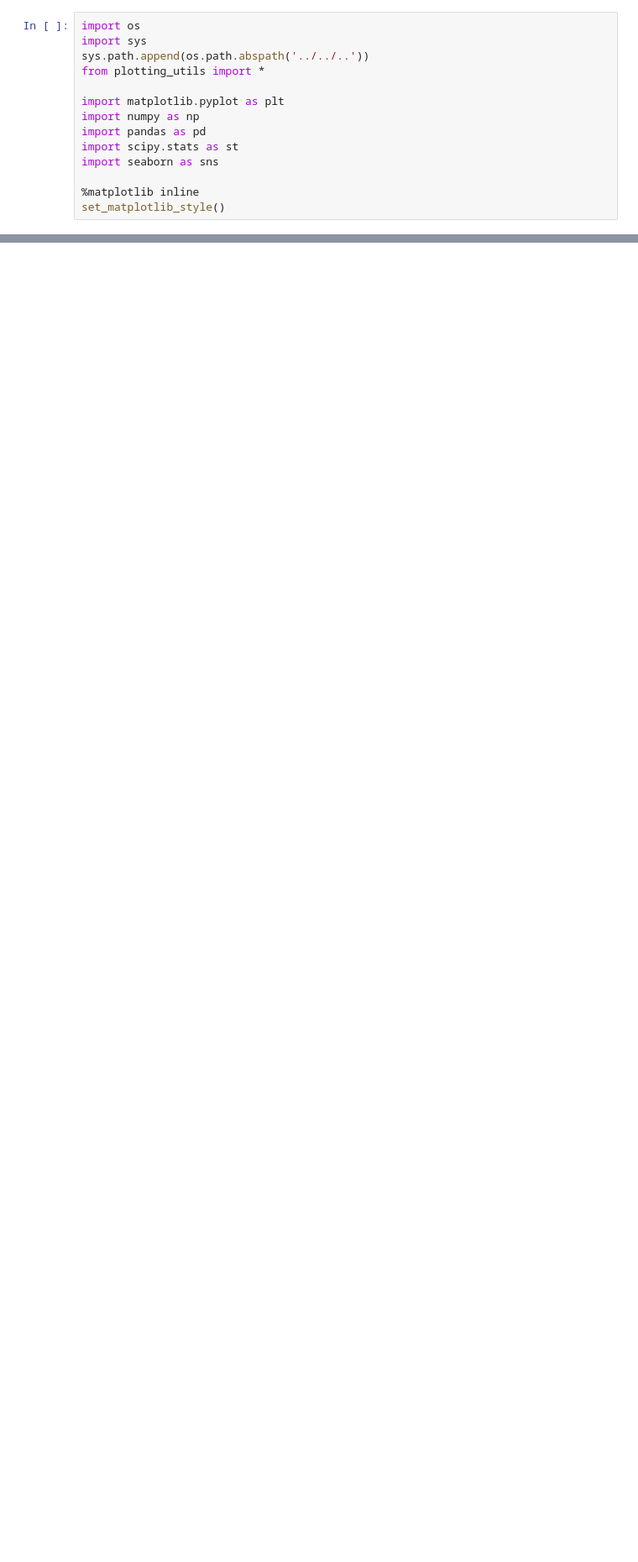
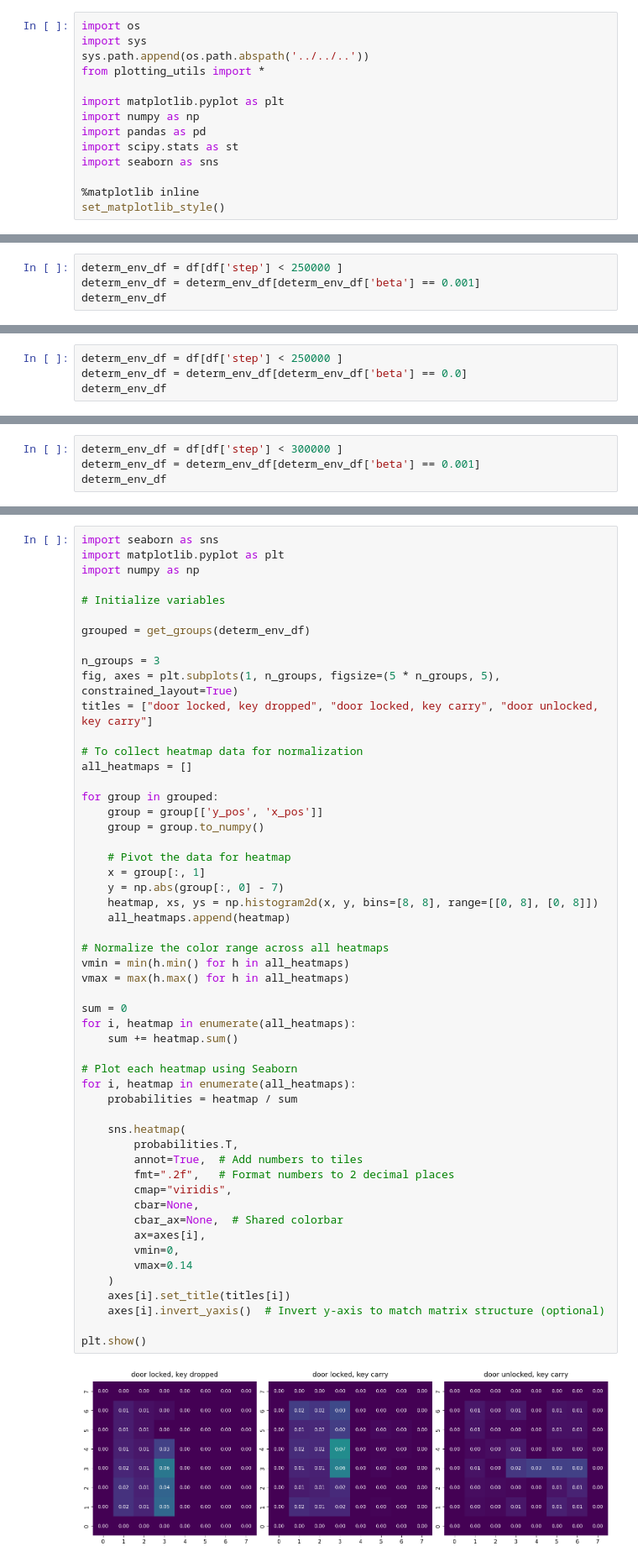
Before and after one commit to artemis79/discrete-representation-exploraion, a Jupyter notebook: discrete_mbrl/analysis/wandb/notebooks/mini_grid_model_free_pos/position.ipynb, the cells around one changed output, grey strips where cells are left out. Shown at 84% size. Drawn from its saved outputs; the diff is of its cells as text; blank space fills up the shorter version.

```diff
--- a/discrete_mbrl/analysis/wandb/notebooks/mini_grid_model_free_pos/position.ipynb
+++ b/discrete_mbrl/analysis/wandb/notebooks/mini_grid_model_free_pos/position.ipynb
@@ -143,0 +114,4 @@ plt.show()
+# %%
+determ_env_df = df[df['step'] < 250000 ]
+determ_env_df = determ_env_df[determ_env_df['beta'] == 0.001]
+determ_env_df
@@ -143,0 +214,4 @@ plt.show()
+# %%
+determ_env_df = df[df['step'] < 250000 ]
+determ_env_df = determ_env_df[determ_env_df['beta'] == 0.0]
+determ_env_df
@@ -143,0 +318,4 @@ plt.show()
+# %%
+determ_env_df = df[df['step'] < 300000 ]
+determ_env_df = determ_env_df[determ_env_df['beta'] == 0.001]
+determ_env_df
@@ -143,0 +336,55 @@ plt.show()
+# %%
+import seaborn as sns
+import matplotlib.pyplot as plt
+import numpy as np
+
+# Initialize variables
+
+grouped = get_groups(determ_env_df)
+
+n_groups = 3
+fig, axes = plt.subplots(1, n_groups, figsize=(5 * n_groups, 5), constrained_layout=True)
+titles = ["door locked, key dropped", "door locked, key carry", "door unlocked, key carry"]
+
+# To collect heatmap data for normalization
+all_heatmaps = []
+
+for group in grouped:
+    group = group[['y_pos', 'x_pos']]
+    group = group.to_numpy()
+
+    # Pivot the data for heatmap
+    x = group[:, 1]
+    y = np.abs(group[:, 0] - 7)
+    heatmap, xs, ys = np.histogram2d(x, y, bins=[8, 8], range=[[0, 8], [0, 8]])
+    all_heatmaps.append(heatmap)
+
+# Normalize the color range across all heatmaps
+vmin = min(h.min() for h in all_heatmaps)
+vmax = max(h.max() for h in all_heatmaps)
+
+sum = 0
+for i, heatmap in enumerate(all_heatmaps):
+    sum += heatmap.sum()
+
+# Plot each heatmap using Seaborn
+for i, heatmap in enumerate(all_heatmaps):
+    probabilities = heatmap / sum
+
+    sns.heatmap(
+        probabilities.T,
+        annot=True,  # Add numbers to tiles
+        fmt=".2f",   # Format numbers to 2 decimal places
+        cmap="viridis",
+        cbar=None,
+        cbar_ax=None,  # Shared colorbar
+        ax=axes[i],
+        vmin=0,
+        vmax=0.14
+    )
+    axes[i].set_title(titles[i])
+    axes[i].invert_yaxis()  # Invert y-axis to match matrix structure (optional)
+
+plt.show()
+# %% [output]
+[figure, added]
```
Also changed, not shown: parts of 31 cells of this notebook, 2 other files.
